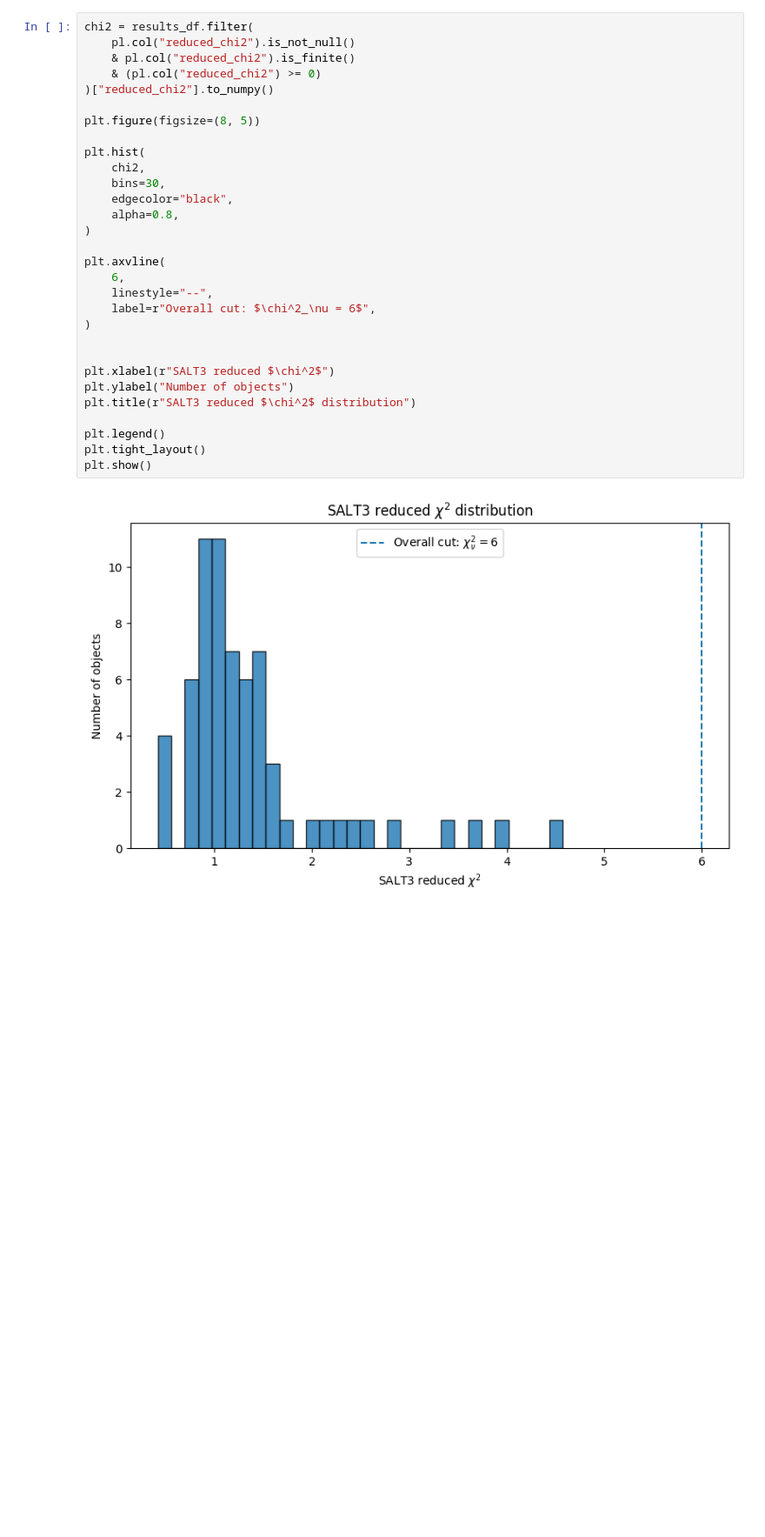
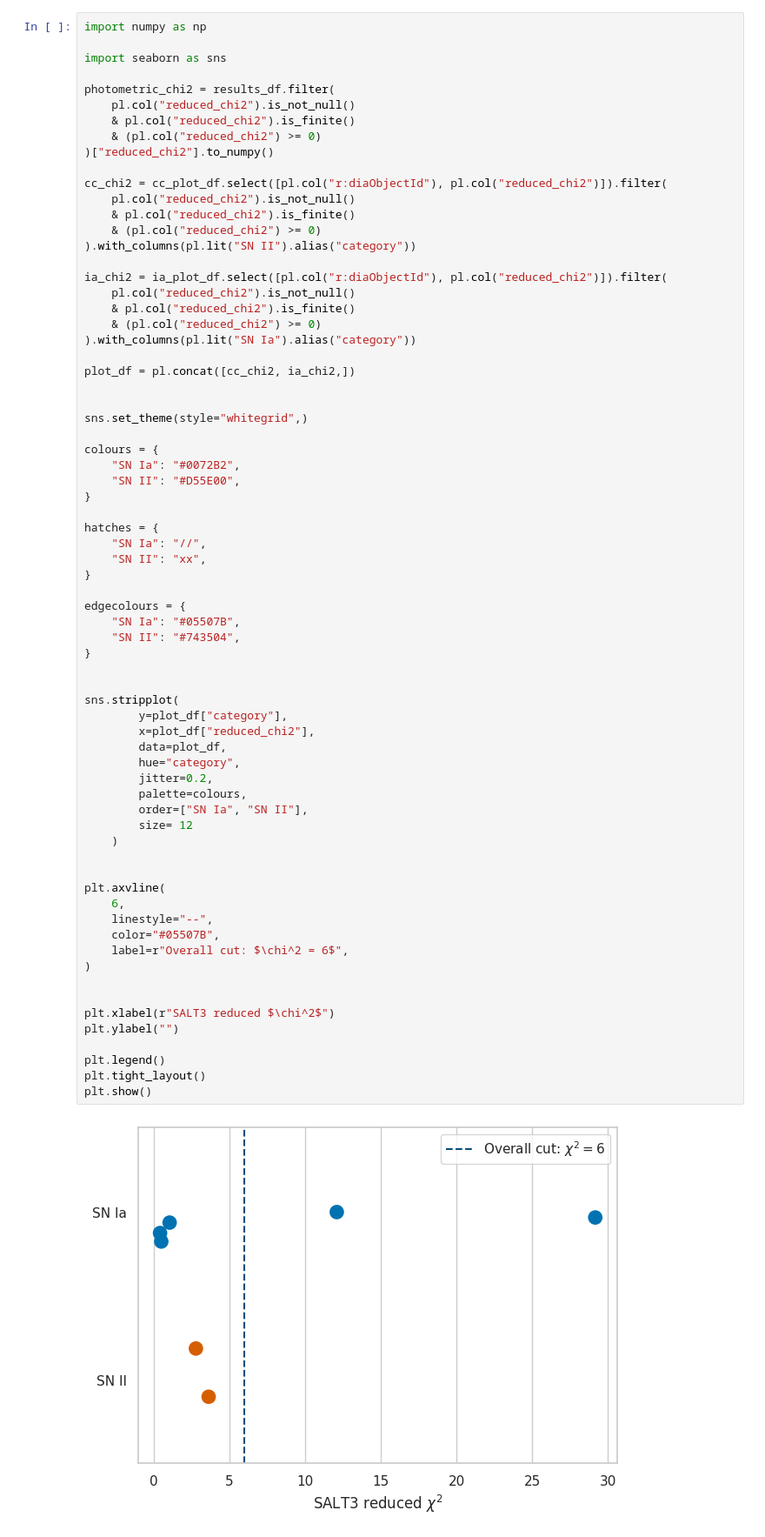
Before and after one commit to Webd0g/Honours_Project, a Jupyter notebook: notebooks/draft_scripts_and_small_scripts.ipynb, the cells around one changed output. Shown at 87% size. Saved outputs shown, nothing was run; the diff lists cells and outputs as text; blank space fills up the shorter version.

Commit message:
made some changes to the plots of the colour and stretch distributions and re ran the salt Selection cuts code again as it had unsequenced results.

```diff
--- a/notebooks/draft_scripts_and_small_scripts.ipynb
+++ b/notebooks/draft_scripts_and_small_scripts.ipynb
@@ -2977,32 +2993,72 @@ plt.show()
 # %%
-chi2 = results_df.filter(
+import numpy as np
+
+import seaborn as sns
+
+photometric_chi2 = results_df.filter(
     pl.col("reduced_chi2").is_not_null()
     & pl.col("reduced_chi2").is_finite()
     & (pl.col("reduced_chi2") >= 0)
 )["reduced_chi2"].to_numpy()
 
-plt.figure(figsize=(8, 5))
+cc_chi2 = cc_plot_df.select([pl.col("r:diaObjectId"), pl.col("reduced_chi2")]).filter(
+    pl.col("reduced_chi2").is_not_null()
+    & pl.col("reduced_chi2").is_finite()
+    & (pl.col("reduced_chi2") >= 0)
+).with_columns(pl.lit("SN II").alias("category"))
 
-plt.hist(
-    chi2,
-    bins=30,
-    edgecolor="black",
-    alpha=0.8,
-)
+ia_chi2 = ia_plot_df.select([pl.col("r:diaObjectId"), pl.col("reduced_chi2")]).filter(
+    pl.col("reduced_chi2").is_not_null()
+    & pl.col("reduced_chi2").is_finite()
+    & (pl.col("reduced_chi2") >= 0)
+).with_columns(pl.lit("SN Ia").alias("category"))
+
+plot_df = pl.concat([cc_chi2, ia_chi2,])
+
+
+sns.set_theme(style="whitegrid",)
+
+colours = {
+    "SN Ia": "#0072B2",
+    "SN II": "#D55E00",
+}
+
+hatches = {
+    "SN Ia": "//",
+    "SN II": "xx",
+}
+
+edgecolours = {
+    "SN Ia": "#05507B",
+    "SN II": "#743504",
+}
+
+
+sns.stripplot(
+        y=plot_df["category"],
+        x=plot_df["reduced_chi2"],
+        data=plot_df,
+        hue="category",
+        jitter=0.2,
+        palette=colours,
+        order=["SN Ia", "SN II"],
+        size= 12
+    )
+
 
 plt.axvline(
     6,
     linestyle="--",
-    label=r"Overall cut: $\chi^2_\nu = 6$",
+    color="#05507B",
+    label=r"Overall cut: $\chi^2 = 6$",
 )
 
 
 plt.xlabel(r"SALT3 reduced $\chi^2$")
-plt.ylabel("Number of objects")
-plt.title(r"SALT3 reduced $\chi^2$ distribution")
+plt.ylabel("")
 
 plt.legend()
 plt.tight_layout()
 plt.show()
 # %% [output]
-[figure, old version]
+[figure, new version]
```
Also changed, not shown: parts of 2 cells of this notebook, 1 other file.
